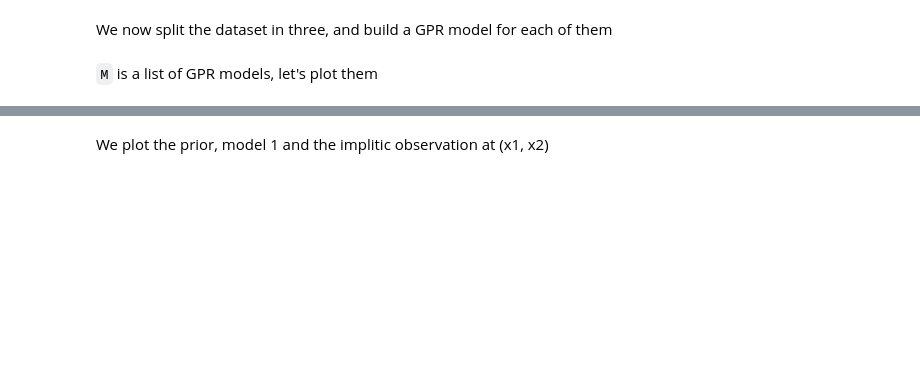
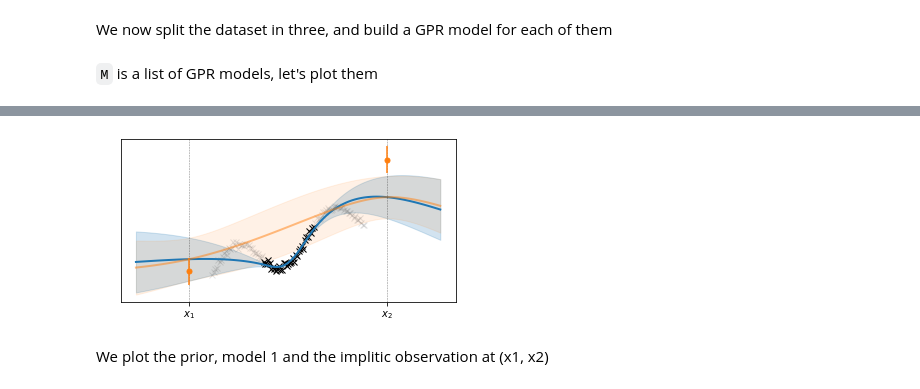
Before and after one commit to NicolasDurrande/guepard, a Jupyter notebook: notebooks/figures_paper.ipynb, the cells around one changed output, grey strips where cells are left out. Saved outputs shown, nothing was run; the diff lists cells and outputs as text; code cells hidden in the pictures; blank space fills up the shorter version.

```diff
--- a/notebooks/figures_paper.ipynb
+++ b/notebooks/figures_paper.ipynb
@@ -103,3 +103,55 @@ plt.savefig(f"toy_submodels.pdf")
+# %%
+Xt = np.array([[-0.15, 1.15]]).T
+mup, Sp = np.zeros((2, 1)), kernel.K(Xt).numpy()
+
+jitter = 1e-8 * np.eye(2)
+
+me0, Se0 = M[0].predict_f(Xt, full_cov=True)
+me0, Se0 = me0.numpy(), Se0.numpy()[0]
+Spl0 = Sp @ np.linalg.inv(Sp - Se0 + jitter) @ Sp - Sp
+Spl0 = np.linalg.inv(-np.linalg.inv(Sp) + np.linalg.inv(Se0) + jitter)
+mpl0 = mup + Sp @ np.linalg.inv(Sp - Se0 + jitter) @ (me0 - mup)
+
+me1, Se1 = M[1].predict_f(Xt, full_cov=True)
+me1, Se1 = me1.numpy(), Se1.numpy()[0]
+Spl1 = Sp @ np.linalg.inv(Sp - Se1 + jitter) @ Sp - Sp
+Spl1 = np.linalg.inv(-np.linalg.inv(Sp) + np.linalg.inv(Se1) + jitter)
+mpl1 = mup + Sp @ np.linalg.inv(Sp - Se1 + jitter) @ (me1 - mup)
+
+me2, Se2 = M[2].predict_f(Xt, full_cov=True)
+me2, Se2 = me2.numpy(), Se2.numpy()[0]
+Spl2 = Sp @ np.linalg.inv(Sp - Se2 + jitter) @ Sp - Sp
+Spl2 = np.linalg.inv(-np.linalg.inv(Sp) + np.linalg.inv(Se2) + jitter)
+mpl2 = mup + Sp @ np.linalg.inv(Sp - Se2 + jitter) @ (me2 - mup)
+
+# handmade predictions for full implicit posterior
+x = np.linspace(-.5, 1.5, 101)[:, None]
+kx = kernel.K(x, Xt).numpy()
+kxx = kernel.K(x).numpy()
+mx = kx @ np.linalg.inv(Sp + Spl1) @ mpl1
+vx = kxx - kx @ np.linalg.inv(Sp + Spl1) @ kx.T
+vx = np.diag(vx)[:, None]
+
+# plot predictions
+fig, axes = plt.subplots(1, 1, figsize=(6, 3))
+x = np.linspace(-.5, 1.5, 101)[:, None]
+plt.plot(X, Y, 'kx', alpha=0.1)
+#[plot_model(m, axes, x, alpha=.3, plot_data=False) for i, m in enumerate(M)];
+plot_model(M[1], axes, x)
+#[axes[i].plot(X, Y, 'kx', mew=1., alpha=.1) for i, _ in enumerate(M)];
+plot_mean_conf(x, mx, vx, axes, 'C1', alpha=.5)
+
+[axes.axvline(x, color='k', linestyle="dashed", linewidth=.5, alpha=.5) for x in Xt]
+[plt.plot(x, y, "C1o", ms=5.) for x, y in zip(Xt, mpl1)]
+[plt.vlines(x, y-np.sqrt(c), y+np.sqrt(c) , "C1") for x, y, c in zip(Xt, mpl1, np.diag(Spl1))]
+axes.set_xticks(Xt.flatten().tolist())
+axes.set_yticks([])
+axes.set_xticklabels(["$x_1$", "$x_2$"])
+axes.set_ylabel(" ")
+
+plt.savefig("toy_implicit_obs.pdf")
+# %% [output]
+[figure, added]
 # %% [markdown]
 We plot the prior, model 1 and the implitic observation at (x1, x2)
 # %%
```
Also changed, not shown: parts of 7 cells of this notebook, 2 other files.
